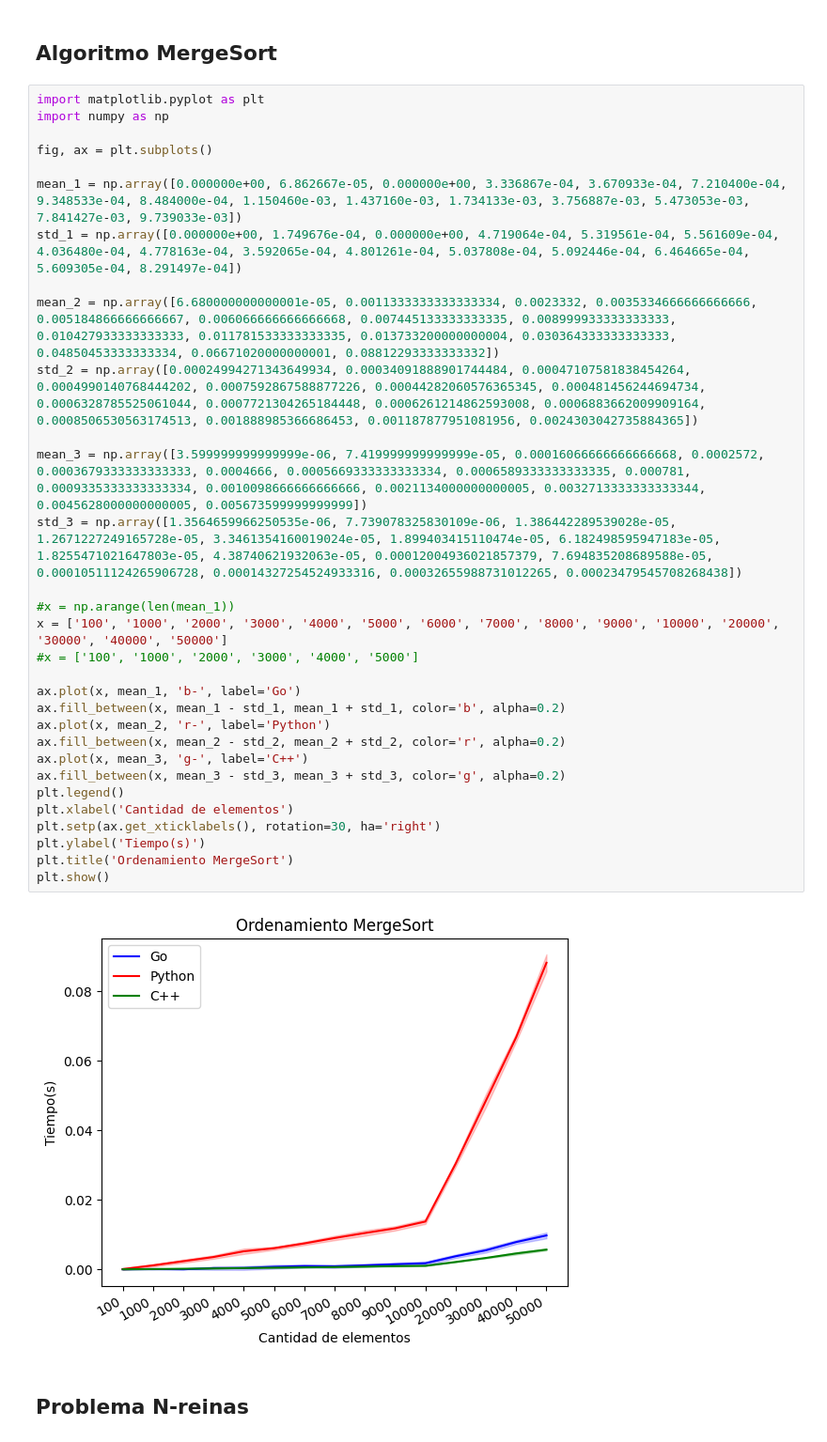
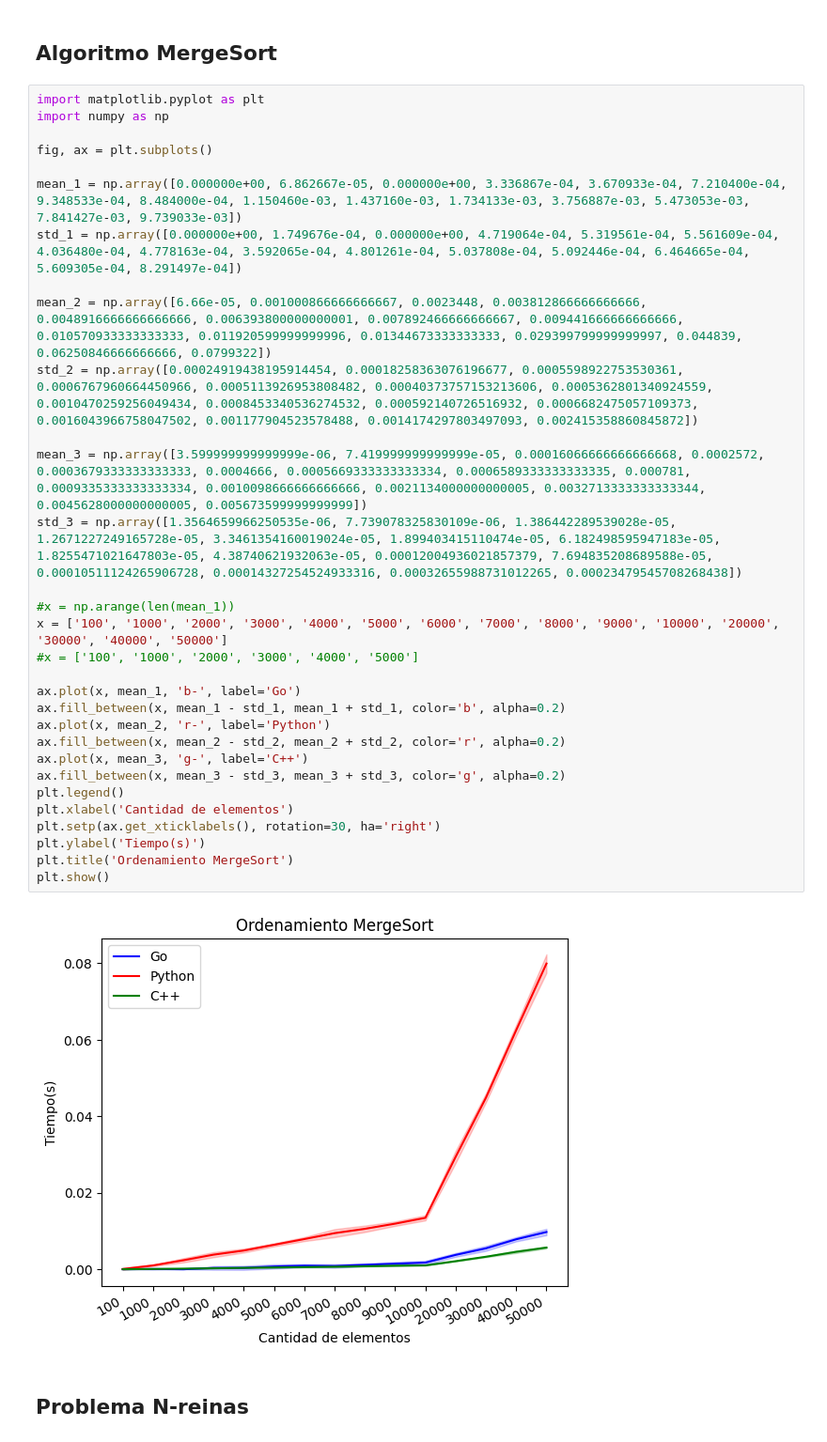
Before and after one commit to cmestasescarcena/AED_AlgoritmosDeOrdenamiento, a Jupyter notebook: Graphs/Graphs.ipynb, the cells around one changed output. Shown at 94% size. Cells and saved outputs as stored; diff of their text form.

```diff
--- a/Graphs/Graphs.ipynb
+++ b/Graphs/Graphs.ipynb
@@ -81,36 +81,36 @@ plt.show()
 # %%
 import matplotlib.pyplot as plt
 import numpy as np
 
 fig, ax = plt.subplots()
 
 mean_1 = np.array([0.000000e+00, 6.862667e-05, 0.000000e+00, 3.336867e-04, 3.670933e-04, 7.210400e-04, 9.348533e-04, 8.484000e-04, 1.150460e-03, 1.437160e-03, 1.734133e-03, 3.756887e-03, 5.473053e-03, 7.841427e-03, 9.739033e-03])
 std_1 = np.array([0.000000e+00, 1.749676e-04, 0.000000e+00, 4.719064e-04, 5.319561e-04, 5.561609e-04, 4.036480e-04, 4.778163e-04, 3.592065e-04, 4.801261e-04, 5.037808e-04, 5.092446e-04, 6.464665e-04, 5.609305e-04, 8.291497e-04])
 
-mean_2 = np.array([6.680000000000001e-05, 0.0011333333333333334, 0.0023332, 0.0035334666666666666, 0.005184866666666667, 0.006066666666666668, 0.007445133333333335, 0.008999933333333333, 0.010427933333333333, 0.011781533333333335, 0.013733200000000004, 0.030364333333333333, 0.04850453333333334, 0.06671020000000001, 0.08812293333333332])
-std_2 = np.array([0.00024994271343649934, 0.00034091888901744484, 0.00047107581838454264, 0.0004990140768444202, 0.0007592867588877226, 0.00044282060576365345, 0.000481456244694734, 0.0006328785525061044, 0.0007721304265184448, 0.0006261214862593008, 0.0006883662009909164, 0.0008506530563174513, 0.001888985366686453, 0.001187877951081956, 0.0024303042735884365])
+mean_2 = np.array([6.66e-05, 0.001000866666666667, 0.0023448, 0.003812866666666666, 0.0048916666666666666, 0.006393800000000001, 0.007892466666666667, 0.009441666666666666, 0.010570933333333333, 0.011920599999999996, 0.01344673333333333, 0.029399799999999997, 0.044839, 0.06250846666666666, 0.0799322])
+std_2 = np.array([0.00024919438195914454, 0.00018258363076196677, 0.0005598922753530361, 0.0006767960664450966, 0.0005113926953808482, 0.00040373757153213606, 0.0005362801340924559, 0.0010470259256049434, 0.0008453340536274532, 0.000592140726516932, 0.0006682475057109373, 0.0016043966758047502, 0.001177904523578488, 0.0014174297803497093, 0.002415358860845872])
 
 mean_3 = np.array([3.599999999999999e-06, 7.419999999999999e-05, 0.00016066666666666668, 0.0002572, 0.0003679333333333333, 0.0004666, 0.0005669333333333334, 0.0006589333333333335, 0.000781, 0.0009335333333333334, 0.0010098666666666666, 0.0021134000000000005, 0.0032713333333333344, 0.0045628000000000005, 0.005673599999999999])
 std_3 = np.array([1.3564659966250535e-06, 7.739078325830109e-06, 1.386442289539028e-05, 1.2671227249165728e-05, 3.3461354160019024e-05, 1.899403415110474e-05, 6.182498595947183e-05, 1.8255471021647803e-05, 4.38740621932063e-05, 0.00012004936021857379, 7.694835208689588e-05, 0.00010511124265906728, 0.00014327254524933316, 0.00032655988731012265, 0.00023479545708268438])
 
 #x = np.arange(len(mean_1))
 x = ['100', '1000', '2000', '3000', '4000', '5000', '6000', '7000', '8000', '9000', '10000', '20000', '30000', '40000', '50000']
 #x = ['100', '1000', '2000', '3000', '4000', '5000']
 
 ax.plot(x, mean_1, 'b-', label='Go')
 ax.fill_between(x, mean_1 - std_1, mean_1 + std_1, color='b', alpha=0.2)
 ax.plot(x, mean_2, 'r-', label='Python')
 ax.fill_between(x, mean_2 - std_2, mean_2 + std_2, color='r', alpha=0.2)
 ax.plot(x, mean_3, 'g-', label='C++')
 ax.fill_between(x, mean_3 - std_3, mean_3 + std_3, color='g', alpha=0.2)
 plt.legend()
 plt.xlabel('Cantidad de elementos')
 plt.setp(ax.get_xticklabels(), rotation=30, ha='right')
 plt.ylabel('Tiempo(s)')
 plt.title('Ordenamiento MergeSort')
 plt.show()
 # %% [output]
-[figure, old version]
+[figure, new version]
 # %% [markdown]
 ## Problema N-reinas
 # %%
```
Also changed, not shown: 1 other file.
